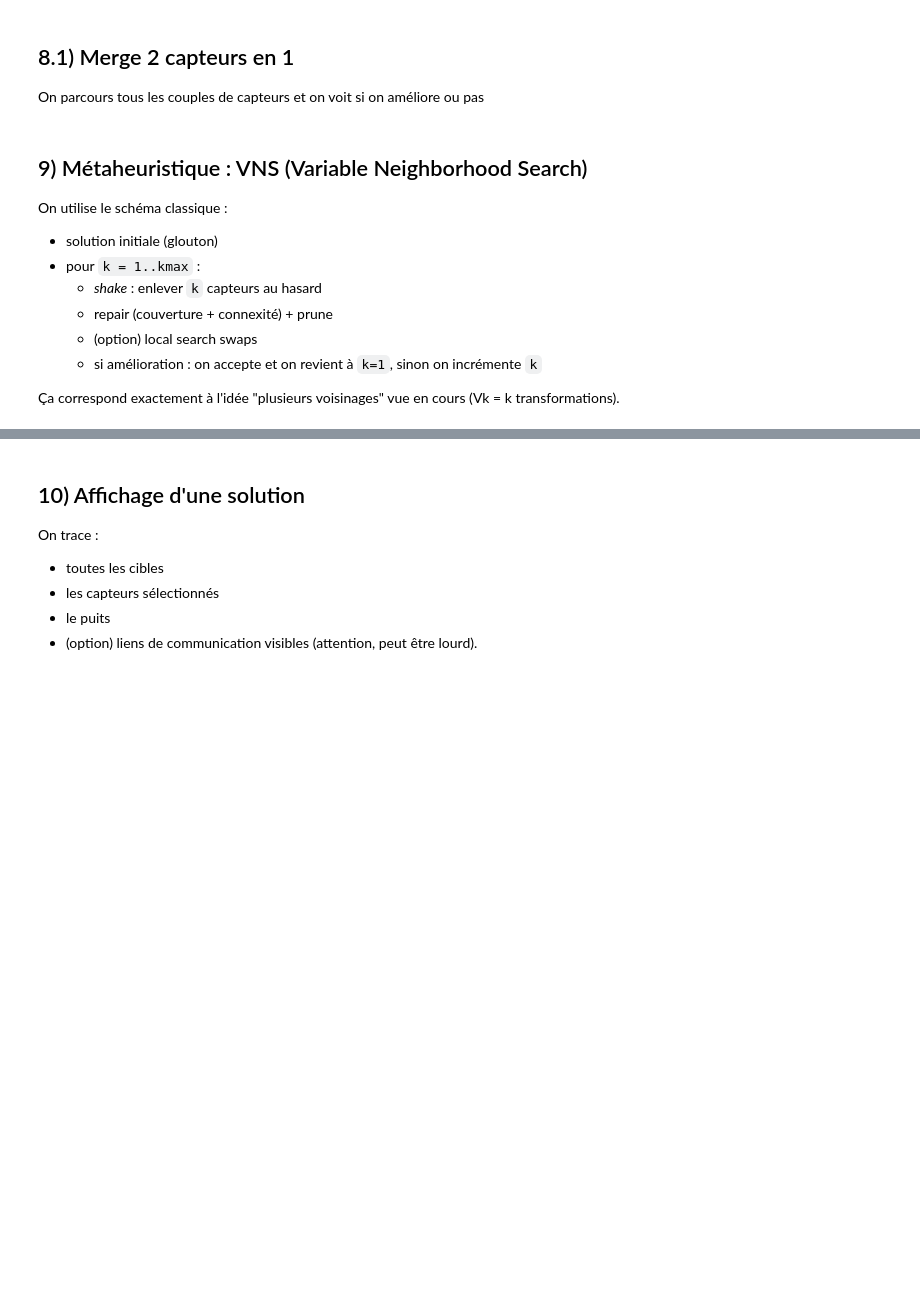
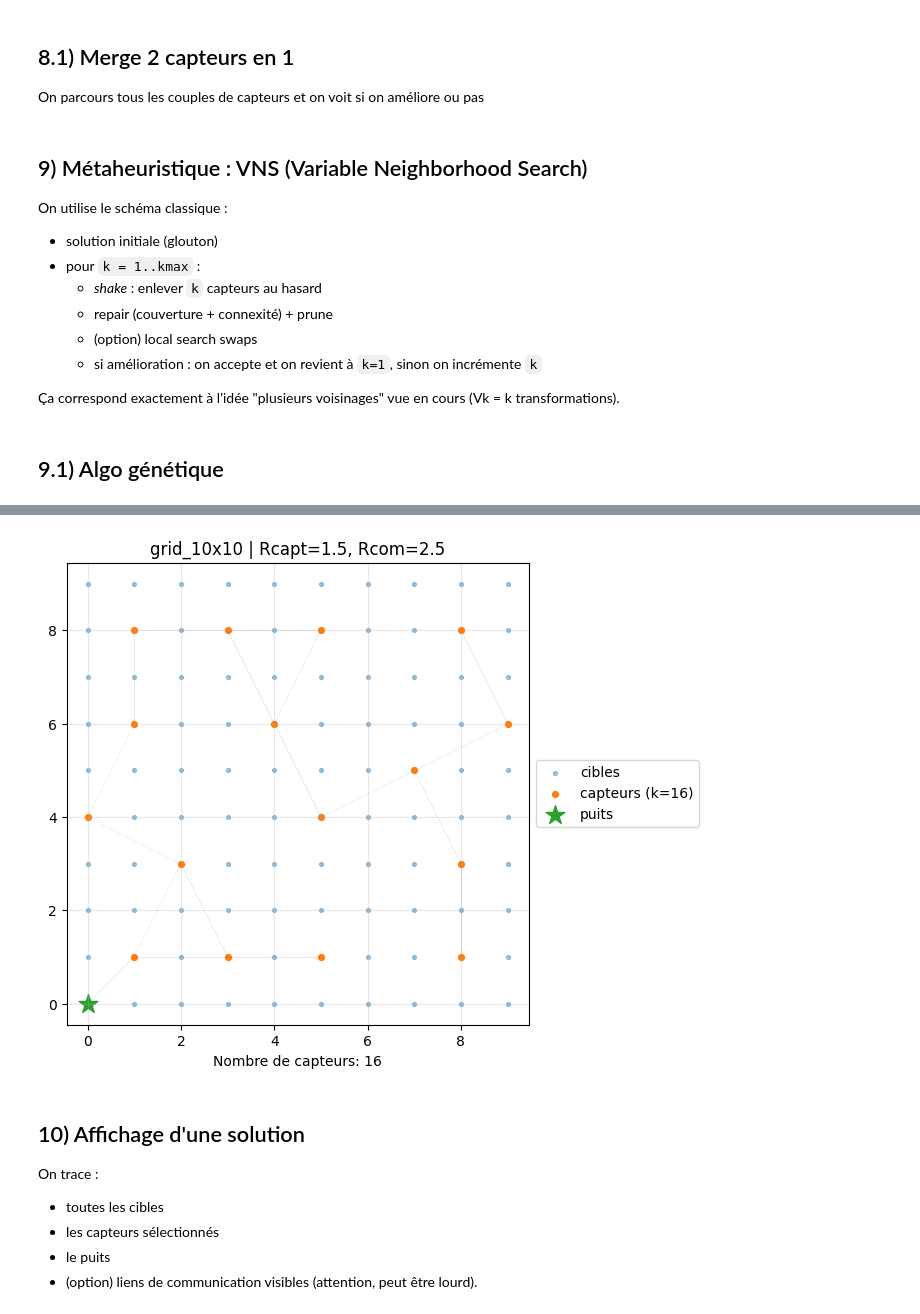
Before and after one commit to pgatt06/Meta-heuristiques, a Jupyter notebook: projet_capteurs_metaheuristiques.ipynb, the cells around one changed output, grey strips where cells are left out. Cells and saved outputs as stored; diff of their text form; code cells hidden in the pictures; blank space fills up the shorter version.

```diff
--- a/projet_capteurs_metaheuristiques.ipynb
+++ b/projet_capteurs_metaheuristiques.ipynb
@@ -621,3 +656,70 @@ def vns(pc: Precomp, kmax: int=8, iters: int=60, do_swaps: bool=True) -> np.ndar
             cur_k = int(cur.sum())
 
     return best
+# %% [markdown]
+## 9.1) Algo génétique
+# %%
+def genetic_algorithm(pc: Precomp, population_size: int = 50, generations: int = 100, mutation_rate: float = 0.1) -> np.ndarray:
+    def initialize_population():
+        return [greedy_construct(pc) for _ in range(population_size)]
+
+    def fitness(individual):
+        return fitness_penalized(individual, pc)
+
+    def select_parents(population):
+        # Sélection par tournoi
+        tournament_size = 5
+        selected = []
+        for _ in range(2):
+            tournament = random.sample(population, tournament_size)
+            best = min(tournament, key=fitness)
+            selected.append(best)
+        return selected
+
+    def crossover(parent1, parent2):
+        # Croisement à un point
+        point = random.randint(1, len(parent1) - 1)
+        child = np.concatenate((parent1[:point], parent2[point:]))
+        return child
+
+    def mutate(individual):
+        # Mutation aléatoire
+        for i in range(len(individual)):
+            if random.random() < mutation_rate:
+                individual[i] = not individual[i]
+        return individual
+
+    def repair_population(population):
+        return [repair(ind, pc) for ind in population]
+
+    # Initialisation
+    population = initialize_population()
+    population = repair_population(population)
+
+    best_solution = min(population, key=fitness)
+    best_fitness = fitness(best_solution)
+
+    for generation in range(generations):
+        new_population = []
+
+        # Générer une nouvelle population
+        while len(new_population) < population_size:
+            parent1, parent2 = select_parents(population)
+            child = crossover(parent1, parent2)
+            child = mutate(child)
+            new_population.append(child)
+
+        # Réparer les individus et mettre à jour la population
+        new_population = repair_population(new_population)
+        population = new_population
+
+        # Mettre à jour la meilleure solution
+        current_best = min(population, key=fitness)
+        current_fitness = fitness(current_best)
+        if current_fitness < best_fitness:
+            best_solution, best_fitness = current_best, current_fitness
+
+        #print(f"Generation {generation + 1}: Best fitness = {best_fitness}, Sensors = {int(best_solution.sum())}")
+
+    return best_solution
+# %% [output]
@@ -624,3 +743,4 @@ def vns(pc: Precomp, kmax: int=8, iters: int=60, do_swaps: bool=True) -> np.ndar
+[figure, added]
 # %% [markdown]
 ## 10) Affichage d'une solution
 
```
Also changed, not shown: parts of 13 cells of this notebook.
